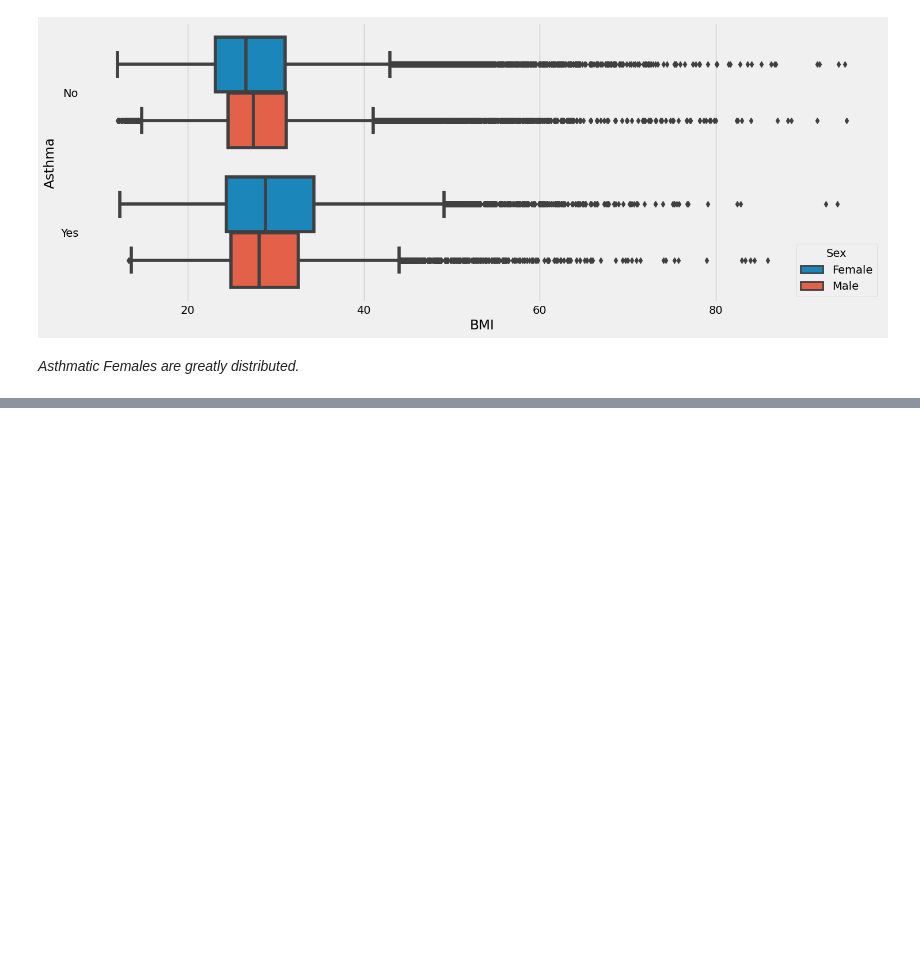
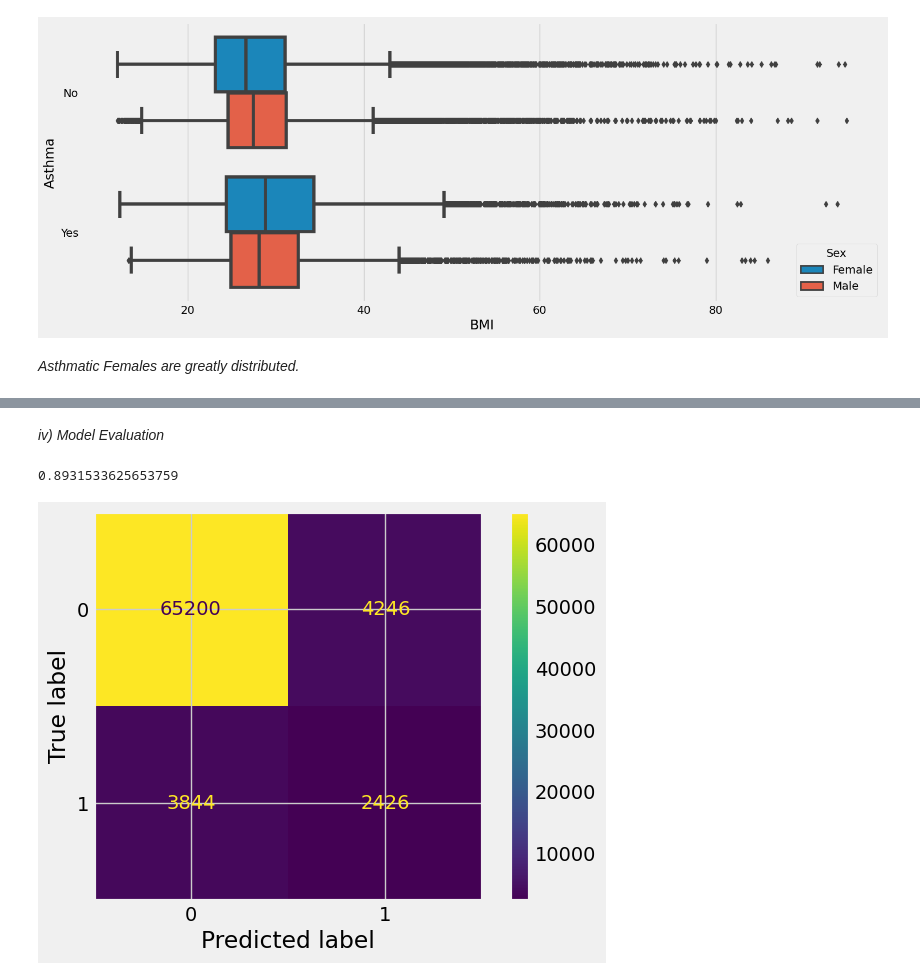
Before and after one commit to adrianjuliusaluoch/Heart_Disease_Classification, a Jupyter notebook: heart_disease_classification.ipynb, the cells around one changed output, grey strips where cells are left out. Saved outputs shown, nothing was run; the diff lists cells and outputs as text; code cells hidden in the pictures; blank space fills up the shorter version.

```diff
--- a/heart_disease_classification.ipynb
+++ b/heart_disease_classification.ipynb
@@ -594,0 +675,20 @@ data.iloc[:5]
+# %%
+param_grid={
+    'max_depth':[3,4,5],
+    'learning_rate':[0.1,0.01,0.05],
+    'gamma':[0.25,0.5,1.0],
+    'reg_lambda':[0.25,1.0,10.0],
+    'scale_pos_weight':[3]
+}
+# %%
+optimal_param=GridSearchCV(
+    estimator=xgb.XGBClassifier(objective='binary:logistic',n_estimatord=500,subsample=0.9,colsample_bytree=0.5),
+    param_grid=param_grid,
+    scoring='roc_auc',
+    verbose=2,
+    n_jobs=5,
+    cv=5
+)
+
+optimal_param.fit(X_train,y_train,eval_set=[(X_val,y_val)],early_stopping_rounds=5,eval_metric='auc',verbose=True)
+print(f"Best Parameters : {optimal_param.best_params_}")
@@ -594,0 +713,7 @@ data.iloc[:5]
+# %%
+model=xgb.XGBClassifier(objective='binary:logistic',subsample=0.9,
+                        colsample_bytree=0.5,n_estimators=500,max_depth=5,learning_rate=0.1,
+                        gamma=0.25,reg_lambda=10.0,scale_pos_weight=3
+                        )
+model.fit(X_train,y_train,eval_set=[(X_val,y_val)],early_stopping_rounds=5)
+y_pred=model.predict(X_val)
@@ -594,0 +738,13 @@ data.iloc[:5]
+# %% [markdown]
+*iv) Model Evaluation*
+# %%
+accuracy_score(y_val,y_pred)
+# %% [output]
+0.8931533625653759
+# %%
+cm=confusion_matrix(y_val,y_pred)
+disp=ConfusionMatrixDisplay(confusion_matrix=cm)
+disp.plot()
+plt.show()
+# %% [output]
+[figure, added]
```
Also changed, not shown: parts of 26 cells of this notebook.
